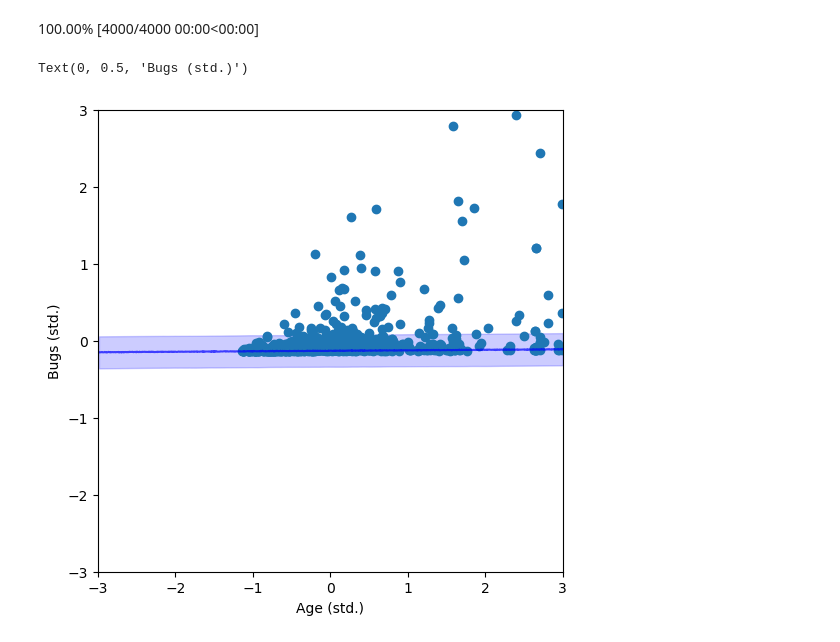
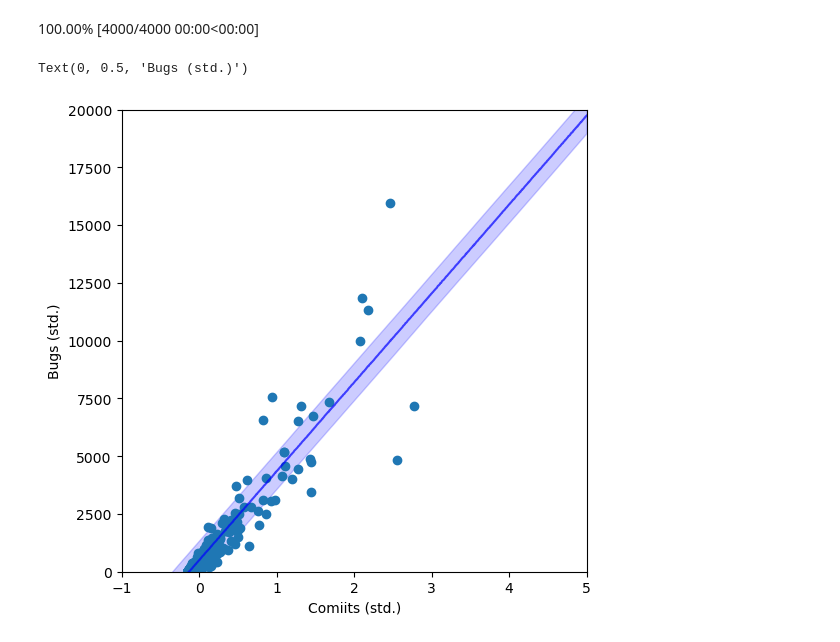
Before and after one commit to ah140797/PPExam24, a Jupyter notebook: anders.ipynb, the cells around one changed output. Saved outputs shown, nothing was run; the diff lists cells and outputs as text; code cells hidden in the pictures.

```diff
--- a/anders.ipynb
+++ b/anders.ipynb
@@ -384,0 +480,6 @@ df['bug_std'] = standardize_column(df['bugs'])
+# %%
+with h1_model:
+    pm.set_data({'language_ids': np.array(range(len(languages)))}) #
+    ppc = pm.sample_posterior_predictive(h1_idata, var_names=["lam"])["posterior_predictive"]["lam"]
+p_mu = np.array(ppc.mean(["chain", "draw"])) #Take mean
+p_mu = pd.Series(p_mu, index=languages)
@@ -416,0 +593,9 @@ prior_plot_normal(100, 0.2, 0.2)
+# %%
+n_points = len(df)
+x_seq = np.linspace(-1.5, 5, n_points)
+
+with h2_normal:
+    pm.set_data({"age_std": x_seq})
+    post_pred_B = pm.sample_posterior_predictive(h2_idata, var_names=["B_std"])['posterior_predictive']['B_std']
+
+post_pred_B_mean = post_pred_B.mean(["chain", "draw"])
@@ -454,3 +670,12 @@ array([[<Axes: title={'center': 'alpha'}>,
 az.plot_forest(m_h4_idata, var_names = ['beta_A', 'beta_C'], hdi_prob=.95, combined=True, transform=transform_exp);
 # %% [output]
 [figure]
+# %%
+n_points = len(df)
+x_seq = np.linspace(-1.5, 5, n_points)
+
+with m_h4:
+    pm.set_data({"age_std": x_seq, "com_std": np.repeat(0, n_points)})
+    post_pred_B = pm.sample_posterior_predictive(m_h4_idata, var_names=["B_std"])['posterior_predictive']['B_std']
+
+post_pred_B_mean = post_pred_B.mean(["chain", "draw"])
@@ -457,10 +701,10 @@ az.plot_forest(m_h4_idata, var_names = ['beta_A', 'beta_C'], hdi_prob=.95, combi
 # %%
 n_points = len(df)
 x_seq = np.linspace(-1.5, 5, n_points)
-min_commits_std = df['commits_std'].min() # I dont know if this is correct?
+min_commits_std = df['age_std'].min() # I dont know if this is correct?
 
 with m_h4:
-    pm.set_data({"age_std": x_seq, "com_std": np.repeat(min_commits_std, n_points)})
+    pm.set_data({"com_std": x_seq, "age_std": np.repeat(0, n_points)})
     post_pred_B = pm.sample_posterior_predictive(m_h4_idata, var_names=["B_std"])['posterior_predictive']['B_std']
 
 post_pred_B_mean = post_pred_B.mean(["chain", "draw"])
@@ -470,16 +714,16 @@ Sampling: [B_std]
 # %%
 #_, ax = plt.subplots(1, 1, figsize=(6, 6))
 plt.figure(figsize=(6,6))
 
-az.plot_hdi(age_seq, post_pred_B, color = 'b', fill_kwargs={'alpha': 0.2}, ax=plt)
-plt.plot(age_seq, post_pred_B_mean, color = 'b', alpha=0.7, label='mean')
-plt.scatter(df.age_std, df.bug_std)
+az.plot_hdi(x_seq, post_pred_B*df.bugs.std()+df.bugs.mean(), color = 'b', fill_kwargs={'alpha': 0.2}, ax=plt)
+plt.plot(x_seq, post_pred_B_mean*df.bugs.std()+df.bugs.mean(), color = 'b', alpha=0.7, label='mean')
+plt.scatter(df.commits_std, df.bugs)
 
 
-plt.xlim(-3.0,3.0)
-plt.ylim(-3.0,3.0)
-plt.xlabel('Age (std.)')
-plt.ylabel('Bugs (std.)')
+plt.xlim(-1.0,5.0)
+plt.ylim(0,20000)
+plt.xlabel('Comiits (std.)')
+plt.ylabel('Bugs')
 # %% [output]
 Text(0, 0.5, 'Bugs (std.)')
-[figure, old version]
+[figure, new version]
```
Also changed, not shown: parts of 25 cells of this notebook.
